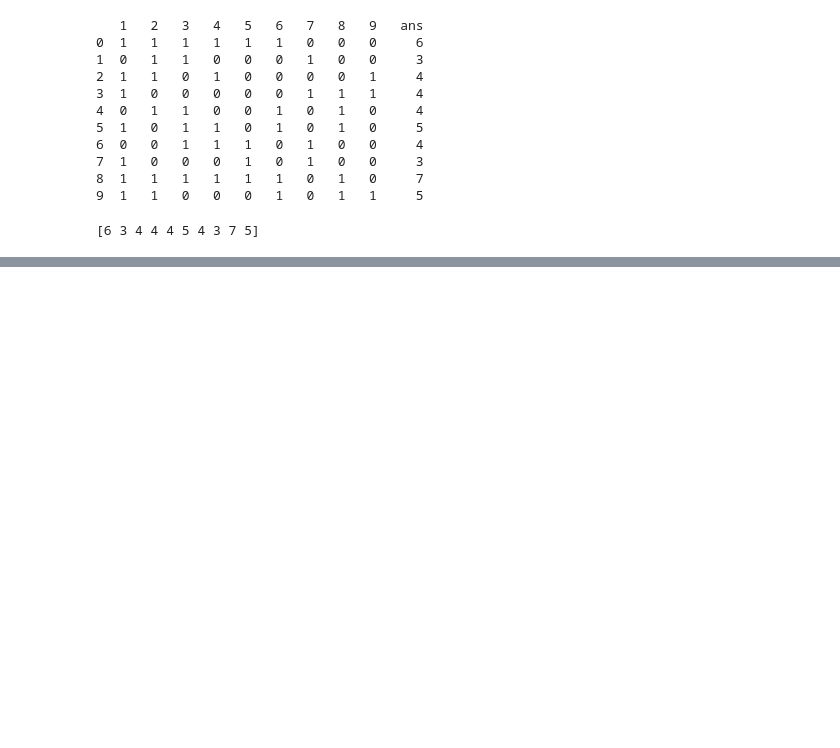
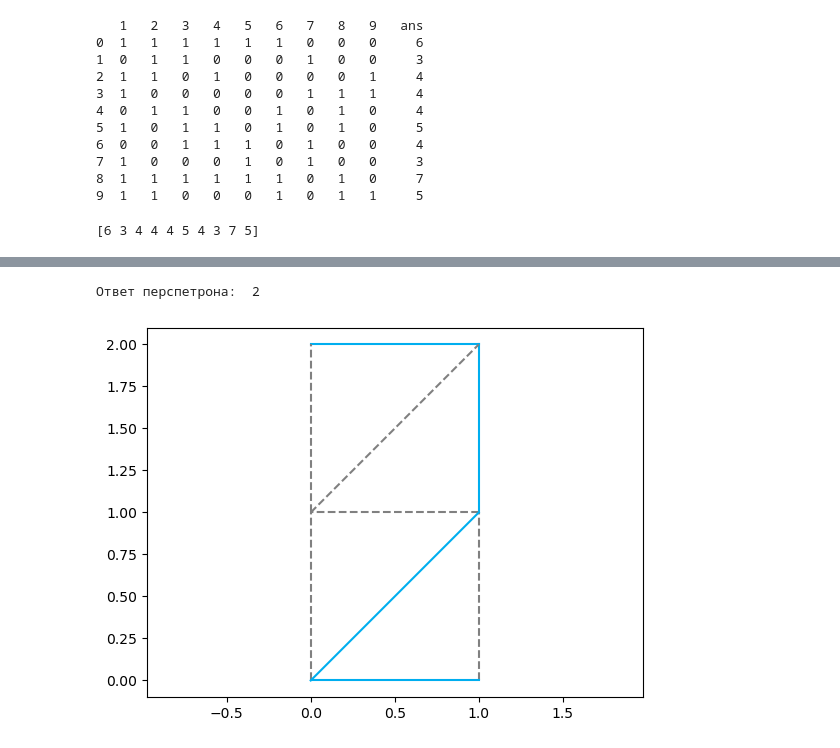
Before and after one commit to tengenatari/ML, a Jupyter notebook: notebook.ipynb, the cells around one changed output, grey strips where cells are left out. Saved outputs shown, nothing was run; the diff lists cells and outputs as text; code cells hidden in the pictures; blank space fills up the shorter version.

```diff
--- a/notebook.ipynb
+++ b/notebook.ipynb
@@ -114,0 +173,5 @@ build_plot(nums_perceptron.predict(nums[0]))
+# %%
+w = data_opt.iloc[:, :5].apply(lambda x: 2*x - 1).to_numpy()
+print(w)
+b = [2, 1, 2, 4, 1, 2, 2, 3, 3, 3]
+nums_perceptron_opt = TwoLayerPerceptron(list(range(1, 11)), -1, w, b)
@@ -114,0 +189,9 @@ build_plot(nums_perceptron.predict(nums[0]))
+# %%
+nums = data_opt.iloc[:, :9].to_numpy()
+num = nums[2] # выбираем какое число подать из данных
+ans = nums_perceptron_opt.predict(num) # получаем ответ
+print('Ответ перспетрона: ', ans)
+build_plot(ans) #строим график
+# %% [output]
+Ответ перспетрона:  2
+[figure, added]
```
Also changed, not shown: parts of 10 cells of this notebook.
